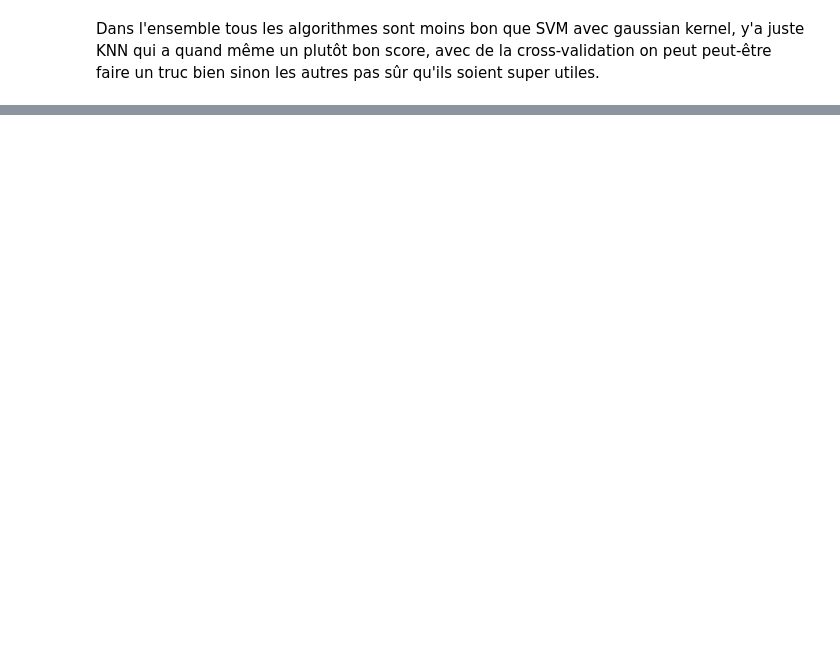
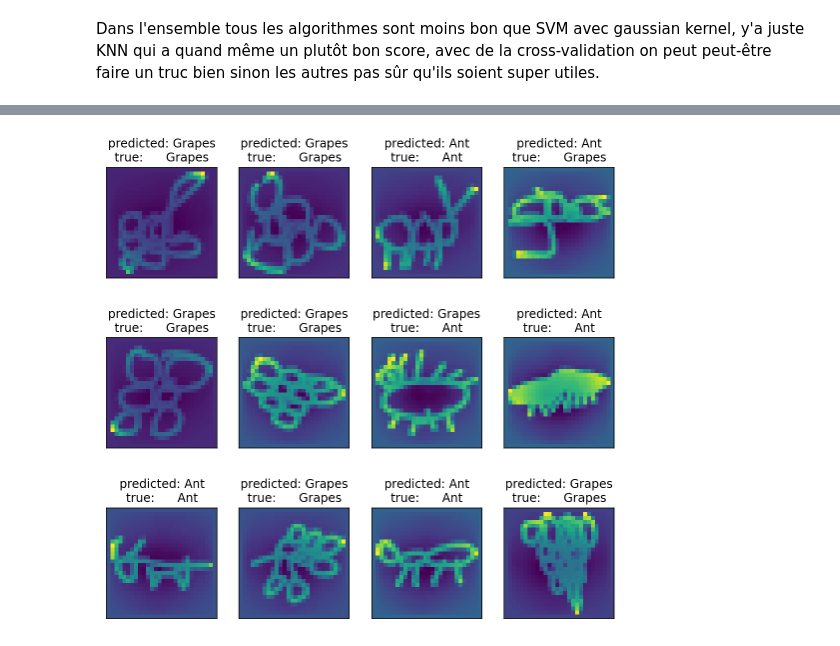
Before and after one commit to Victor-Manach/SD210, a Jupyter notebook: Binary_classification.ipynb, the cells around one changed output, grey strips where cells are left out. Saved outputs shown, nothing was run; the diff lists cells and outputs as text; code cells hidden in the pictures; blank space fills up the shorter version.

```diff
--- a/Binary_classification.ipynb
+++ b/Binary_classification.ipynb
@@ -26,4 +26,4 @@ X_ant = np.load('./data/G_21_ant.npy')
 X_grapes = np.load('./data/G_21_grapes.npy')
 # %%
 X_test = np.load('./data/test_images.npy')
-y_test = np.load('./data/test_labels.npy')
+y_test = np.load('./data/test_labels.npy').astype(int)
@@ -299,0 +277,28 @@ plt.show()
+# %%
+def plot_gallery(images, titles, n_row=3, n_col=4):
+    """Helper function to plot a gallery of portraits"""
+    pl.figure(figsize=(1.8 * n_col, 2.4 * n_row))
+    pl.subplots_adjust(bottom=0, left=.01, right=.99, top=.90,
+                       hspace=.35)
+    for i in range(n_row * n_col):
+        pl.subplot(n_row, n_col, i + 1)
+        pl.imshow(images[i].reshape(28,28,))
+        pl.title(titles[i], size=12)
+        pl.xticks(())
+        pl.yticks(())
+
+
+def title(y_pred, y_test, names):
+    pred_name = names[int(y_pred)].rsplit(' ', 1)[-1]
+    true_name = names[int(y_test)].rsplit(' ', 1)[-1]
+    return 'predicted: %s\ntrue:      %s' % (pred_name, true_name)
+
+
+y_pred = clf_rbf.predict(X_test)
+prediction_titles = [title(y_pred[i], y_test[i], names)
+                     for i in range(y_pred.shape[0])]
+
+plot_gallery(X_test, prediction_titles)
+pl.show()
+# %% [output]
+[figure, added]
```
Also changed, not shown: parts of 53 cells of this notebook.
